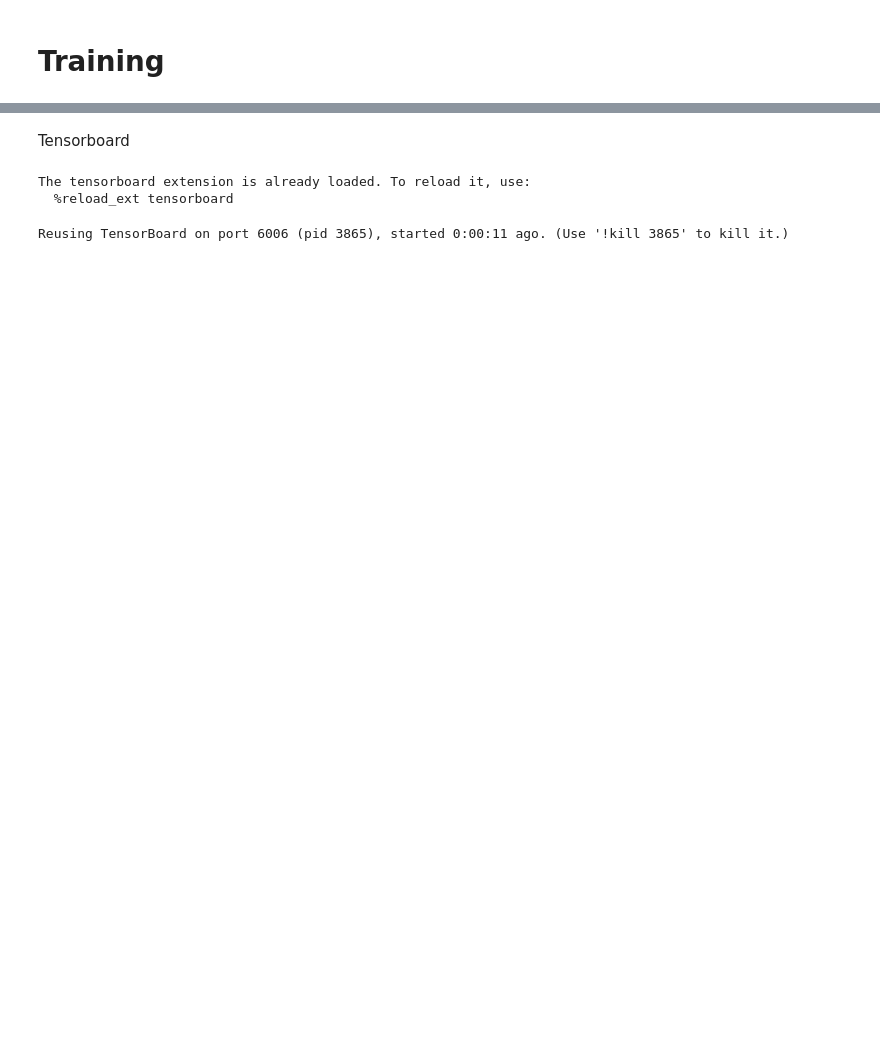
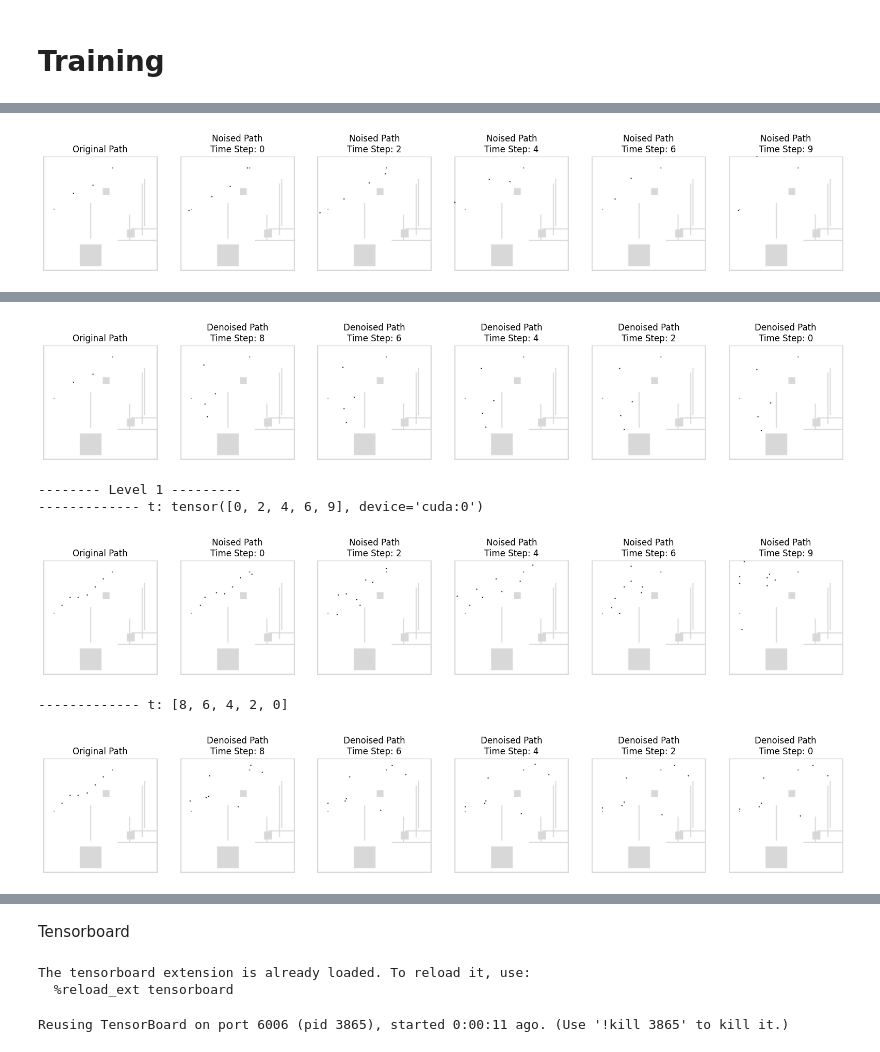
Before and after one commit to jasonjabbour/Diffusion_Planning, a Jupyter notebook: Modeling/DiffuserLite.ipynb, the cells around one changed output, grey strips where cells are left out. Cells and saved outputs as stored; diff of their text form; code cells hidden in the pictures; blank space fills up the shorter version.

Commit message:
training dev complete

```diff
--- a/Modeling/DiffuserLite.ipynb
+++ b/Modeling/DiffuserLite.ipynb
@@ -788,7 +822,7 @@ time_embedding_dims = 128
 num_levels = 6
 start_schedules = [0.01, 0.01, 0.01, 0.01, 0.001, 0.0001]
 end_schedules = [0.1, 0.1, 0.1, 0.1, 0.05, 0.01]
-timesteps_per_level = [10, 10, 10, 10, 40, 100]
+timesteps_per_level = [100, 100, 100, 100, 100, 100]
 target_lengths = [4, 8, 16, 32, 64, 128]
 
 # Initialize multiple UNet Models and their optimizers
@@ -804,16 +838,16 @@ for i in range(num_levels):
     optimizers.append(optim.Adam(unet_model.parameters(), lr=1e-4))
 
 # Initialize TensorBoard writer
-writer = SummaryWriter("runs/diffusion_training_loss")
+writer = SummaryWriter("../runs/diffusion_training_loss")
 
 # Initialize the MultiLevelDiffusionModel
 multi_level_diffusion_model = MultiLevelDiffusionModel(num_levels, start_schedules, end_schedules, timesteps_per_level)
 
 # Training Parameters
-num_epochs = 100 # Number of epochs for training
+num_epochs = 200 # Number of epochs for training
 print_frequency = 1  # Frequency of printing information
 visualize_frequency = 20
-num_timestep_display = 5
+save_frequency = 20
 
 # Setup a small batch DataLoader for visualization
 vis_dataloader = DataLoader(dataset, batch_size=1, shuffle=True)
@@ -884,57 +918,22 @@ for epoch in range(num_epochs):
     # Logging
     if epoch % print_frequency == 0:
         print(f"Epoch: {epoch} | Train Loss: {np.mean(train_loss)}") # | Val Loss: {np.mean(val_loss)}")
-        # # Save model checkpoints
-        # torch.save(unet_model.state_dict(), f"unet_model_epoch_{epoch}.pth")
 
-    # if epoch % visualize_frequency == 0:
-    #     # Sample a batch of paths for visualization
-    #     sample_data = next(iter(vis_dataloader))
-    #     # Squeeze to get rid of batch dimension. We only need one sample
-    #     sample_map = sample_data['map'].to(device).squeeze(0)
-    #     sample_path = sample_data['astar_path'].to(device).squeeze(0)
-    #     sample_mask = sample_data['astar_mask'].to(device).squeeze(0)
+    # Saving checkpoints
+    if epoch % save_frequency == 0:
+        # Save model checkpoints for each level
+        for level, model in enumerate(unet_models):
+            model_save_path = f"../checkpoints/unet_model_level_{level}.pth"
+            torch.save(model.state_dict(), model_save_path)
+            print(f"Model at level {level} saved to {model_save_path}")
 
+    if epoch % visualize_frequency == 0:
+        # Sample a batch of paths for visualization
+        sample_data = next(iter(vis_dataloader))
+        # Squeeze to get rid of batch dimension. We only need one sample
+        sample_map = sample_data['map'].to(device)
+        sample_path = sample_data['astar_path'].to(device)
+        sample_mask = sample_data['astar_mask'].to(device)
 
-    #     # --- Noising Process:
-
-    #     path_timestep_batch = sample_path.unsqueeze(0).repeat(num_timestep_display, 1, 1)
-    #     t = torch.linspace(0, diffusion_model.timesteps - 1, num_timestep_display).long().to(device)
-
-    #     noisy_path_timesteps_batch, _ = diffusion_model.forward(path_timestep_batch, t, sample_mask.unsqueeze(0), device)
-
-    #     visualize_forward_diffusion(num_timestep_display, sample_path, noisy_path_timesteps_batch, sample_map, sample_mask, t)
-
-    #     # --- Denoising Process:
-
-    #     maps_preprocessed = preprocess_maps(sample_map)
-    #     map_embeddings = resnet18_feature_extractor(maps_preprocessed)
-    #     # Flatten embeddings
-    #     map_embeddings = map_embeddings.view(map_embeddings.size(0), -1)
-
-    #     # Get initial noised path
-    #     t_max = diffusion_model.timesteps - 1
-    #     t_tensor = torch.tensor([t_max], device=device)
-    #     initial_noisy_path, _ = diffusion_model.forward(sample_path.unsqueeze(0), t_tensor, sample_mask.unsqueeze(0), device)
-
-    #     # Collect denoised paths at specific timesteps
-    #     denoised_path_timesteps_batch = []
-    #     current_denoised_path = initial_noisy_path.permute(0,2,1)
-    #     timestep_list = []
-
-    #     # Denoise each timestep at a time in reverse
-    #     for t in reversed(range(t_max + 1)):
-    #         t_tensor = torch.tensor([t], device=device)
-    #         current_denoised_path = diffusion_model.backward(current_denoised_path, t_tensor, map_embeddings, unet_model, device)
-
-    #         # Collect paths at specific intervals to visualize
-    #         if t % (t_max // (num_timestep_display - 1)) == 0 or t == 0:
-    #             timestep_list.append(t)
-    #             current_denoised_path_to_save = current_denoised_path.permute(0,2,1)
-    #             denoised_path_timesteps_batch.append(current_denoised_path_to_save)
-
-    #     # Concatenate the denoised paths along the first dimension
-    #     denoised_path_timesteps_batch = torch.cat(denoised_path_timesteps_batch, dim=0)
-
-    #     visualize_denoised_paths(num_timestep_display, sample_path, denoised_path_timesteps_batch, sample_map, sample_mask, timestep_list)
+        generate_plan(sample_map, sample_path, sample_mask, unet_models, target_lengths, num_timestep_display=5, visualize=True)
 # %% [output]
@@ -957,0 +949 @@ Epoch 0, Level 5, Loss: 412.737548828125
+[figure, added]
@@ -974,0 +951,6 @@ Epoch 10, Level 5, Loss: 225.07571411132812
+[figure, added]
+-------- Level 1 ---------
+------------- t: tensor([0, 2, 4, 6, 9], device='cuda:0')
+[figure, added]
+------------- t: [8, 6, 4, 2, 0]
+[figure, added]
```
Also changed, not shown: parts of 8 cells of this notebook.
